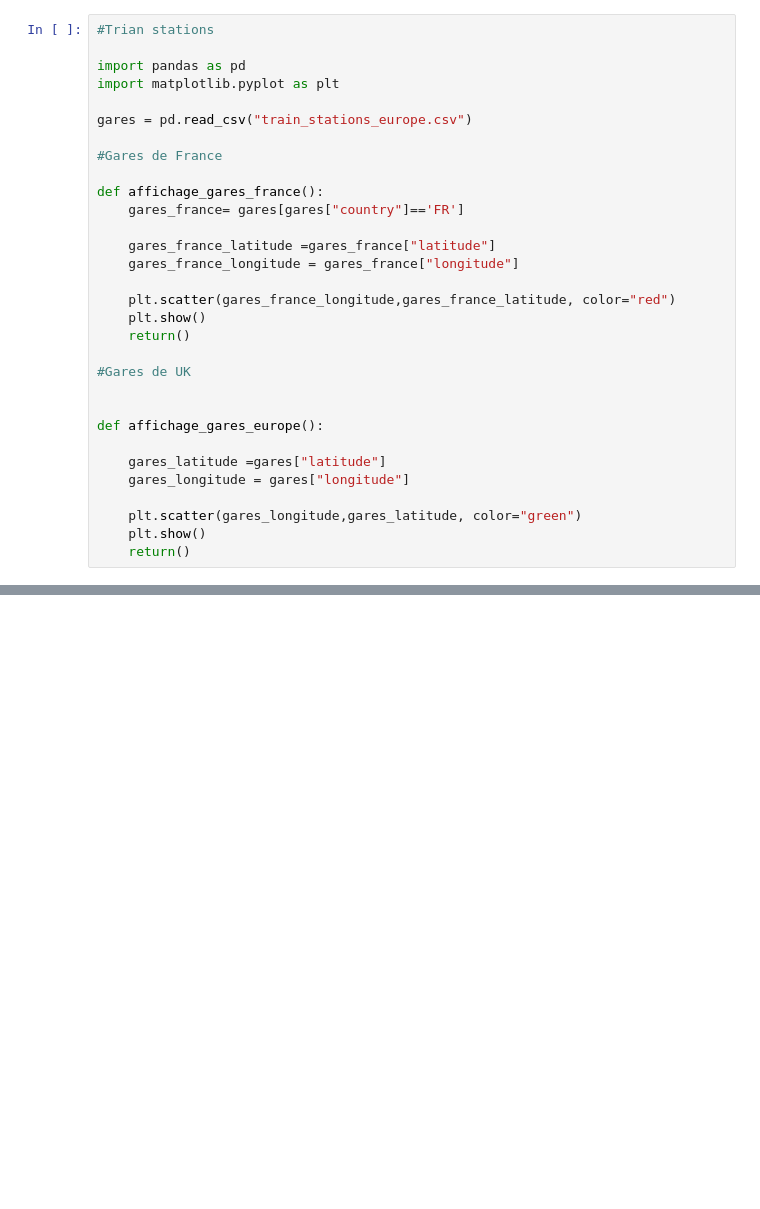
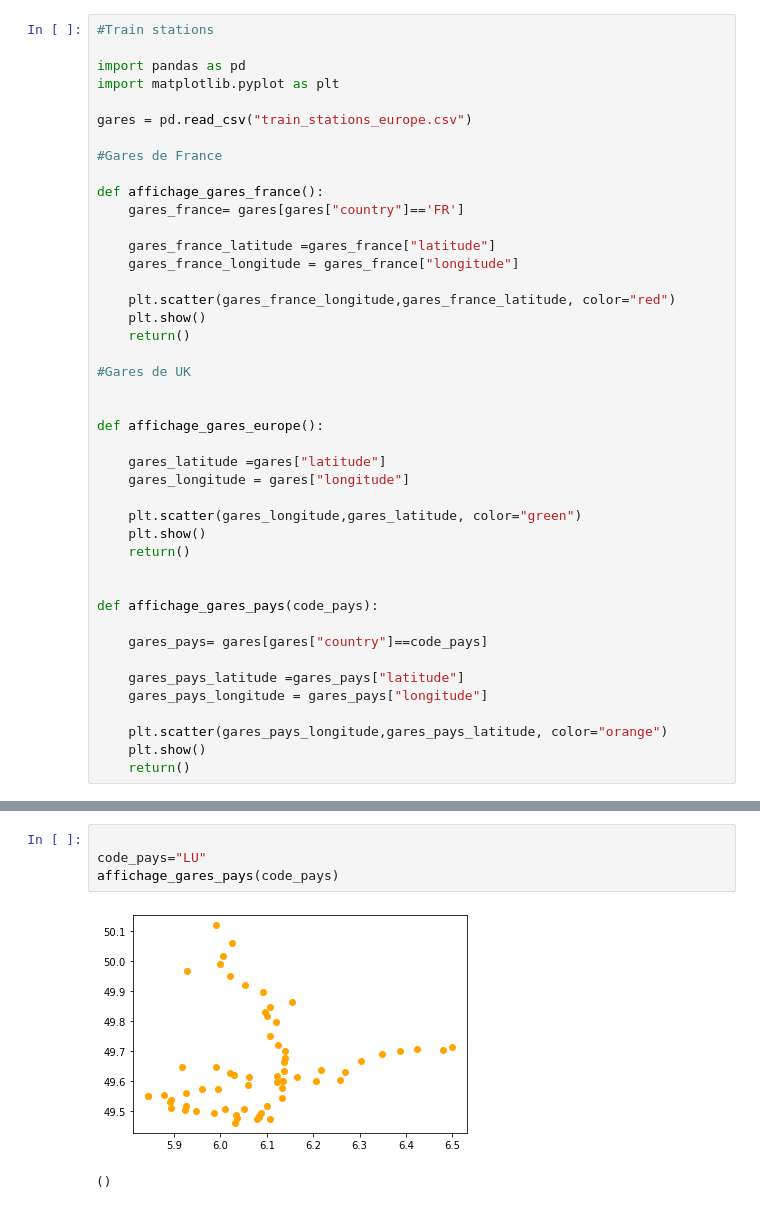
Before and after one commit to jbthepot/Perso, a Jupyter notebook: train_stations_europe.ipynb, the cells around one changed output, grey strips where cells are left out. Cells and saved outputs as stored; diff of their text form; blank space fills up the shorter version.

Commit message:
MàJ de l'affichage des gares

```diff
--- a/train_stations_europe.ipynb
+++ b/train_stations_europe.ipynb
@@ -1,5 +1,5 @@
 # %%
-#Trian stations
+#Train stations
 
 import pandas as pd
 import matplotlib.pyplot as plt
@@ -29,6 +29,18 @@ def affichage_gares_europe():
     plt.scatter(gares_longitude,gares_latitude, color="green")
     plt.show()
     return()
+
+
+def affichage_gares_pays(code_pays):
+
+    gares_pays= gares[gares["country"]==code_pays]
+
+    gares_pays_latitude =gares_pays["latitude"]
+    gares_pays_longitude = gares_pays["longitude"]
+
+    plt.scatter(gares_pays_longitude,gares_pays_latitude, color="orange")
+    plt.show()
+    return()
 # %%
 affichage_gares_france()
 # %% [output]
@@ -35,0 +54,7 @@ NameError: name 'affichage_gares_france' is not defined
+# %%
+
+code_pays="LU"
+affichage_gares_pays(code_pays)
+# %% [output]
+[figure, added]
+()
```
Also changed, not shown: parts of 2 cells of this notebook, 1 other file.
